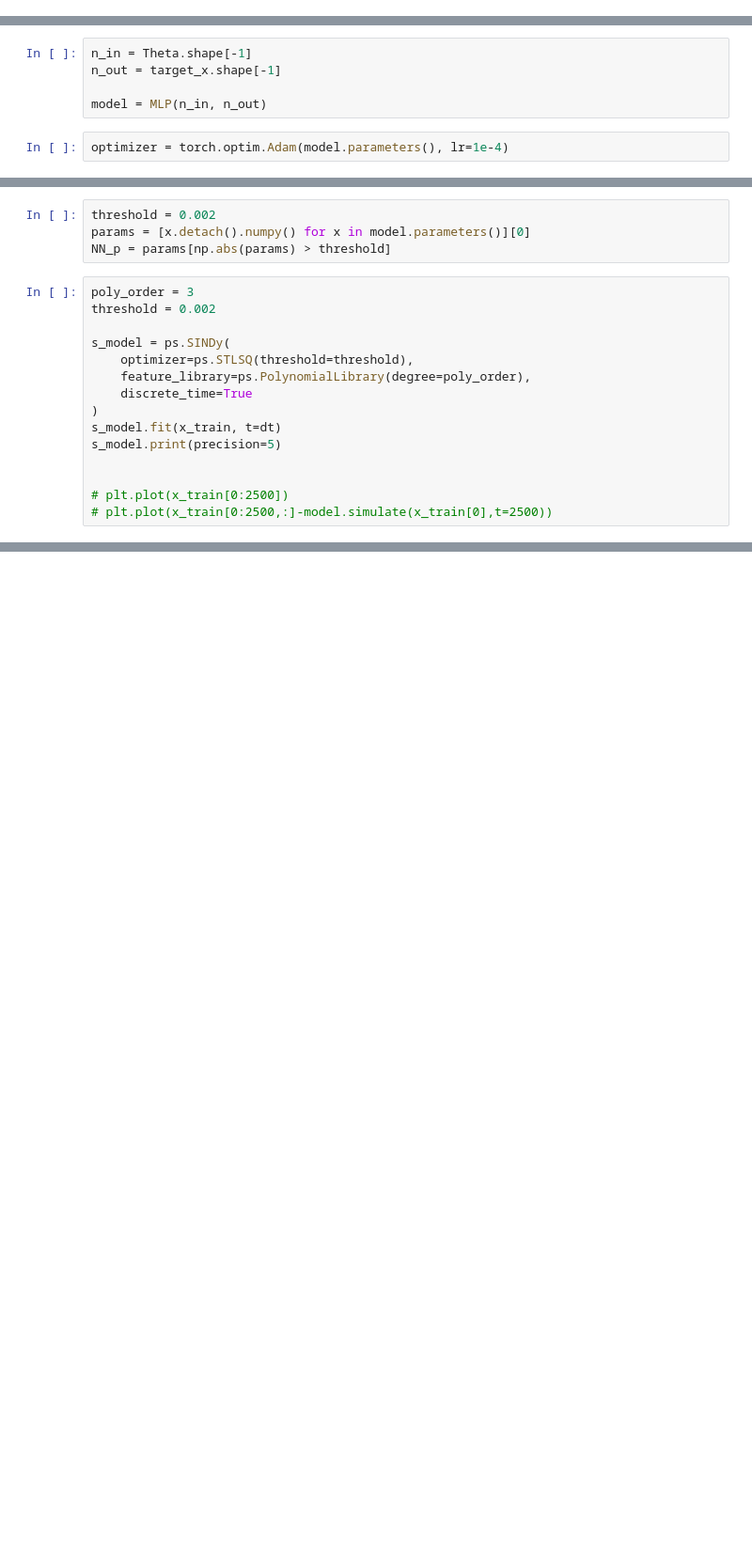
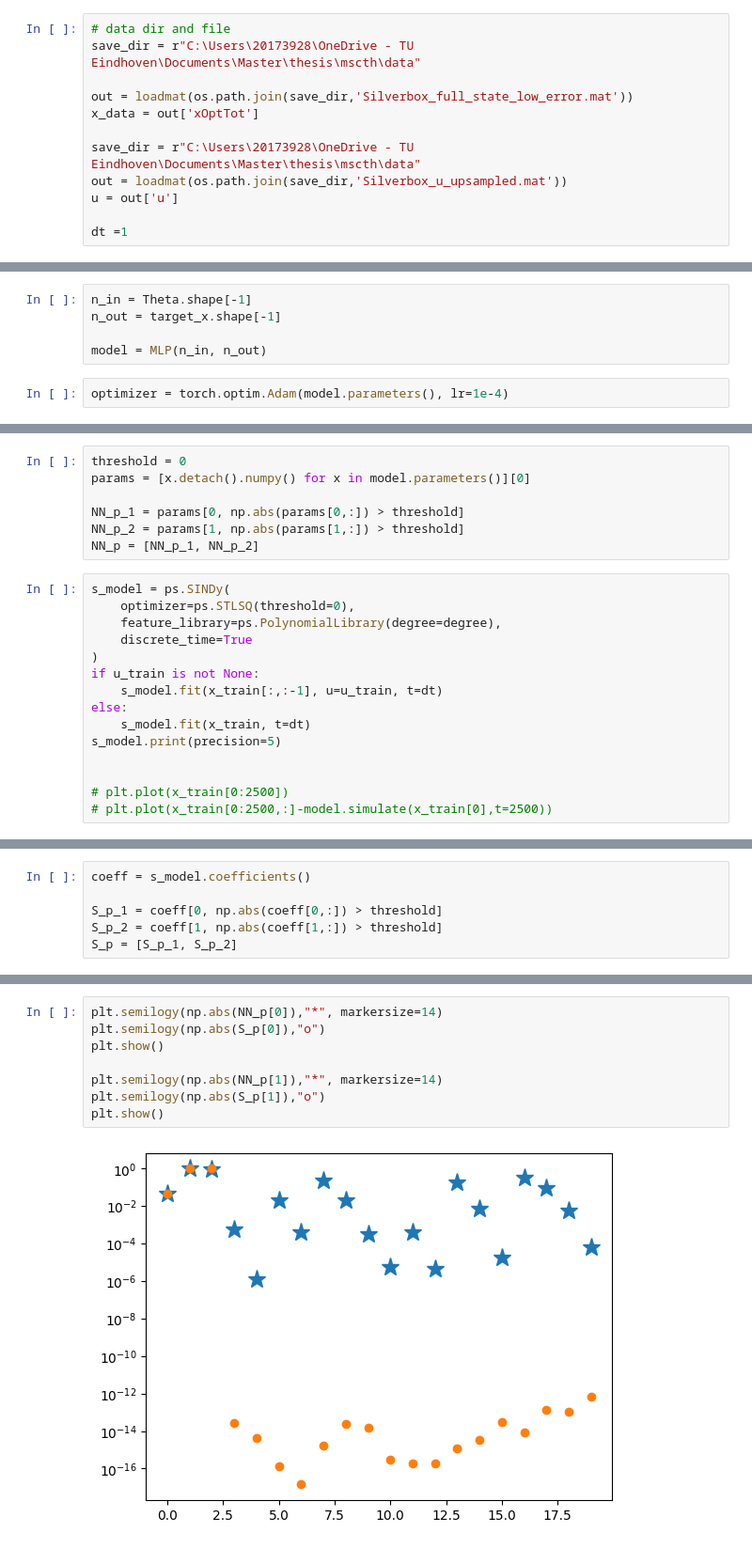
Before and after one commit to JPMellink97/mscth, a Jupyter notebook: sparse_nn.ipynb, the cells around one changed output, grey strips where cells are left out. Shown at 94% size. Saved outputs shown, nothing was run; the diff lists cells and outputs as text; blank space fills up the shorter version.

```diff
--- a/sparse_nn.ipynb
+++ b/sparse_nn.ipynb
@@ -40,0 +46,12 @@ x_test = solve_ivp(van_der_pol, t_test_span,
+# %%
+# data dir and file
+save_dir = r"C:\Users\20173928\OneDrive - TU Eindhoven\Documents\Master\thesis\mscth\data"
+
+out = loadmat(os.path.join(save_dir,'Silverbox_full_state_low_error.mat'))
+x_data = out['xOptTot']
+
+save_dir = r"C:\Users\20173928\OneDrive - TU Eindhoven\Documents\Master\thesis\mscth\data"
+out = loadmat(os.path.join(save_dir,'Silverbox_u_upsampled.mat'))
+u = out['u']
+
+dt =1
@@ -159,17 +221,20 @@ array([0.00011045, 0.0049091 ], dtype=float32)
 # %%
-threshold = 0.002
+threshold = 0
 params = [x.detach().numpy() for x in model.parameters()][0]
-NN_p = params[np.abs(params) > threshold]
+
+NN_p_1 = params[0, np.abs(params[0,:]) > threshold]
+NN_p_2 = params[1, np.abs(params[1,:]) > threshold]
+NN_p = [NN_p_1, NN_p_2]
 # %%
-poly_order = 3
-threshold = 0.002
-
 s_model = ps.SINDy(
-    optimizer=ps.STLSQ(threshold=threshold),
-    feature_library=ps.PolynomialLibrary(degree=poly_order),
+    optimizer=ps.STLSQ(threshold=0),
+    feature_library=ps.PolynomialLibrary(degree=degree),
     discrete_time=True
 )
-s_model.fit(x_train, t=dt)
+if u_train is not None:
+    s_model.fit(x_train[:,:-1], u=u_train, t=dt)
+else:
+    s_model.fit(x_train, t=dt)
 s_model.print(precision=5)
 
 
@@ -189,0 +246,6 @@ NN_p, S_p
+# %%
+coeff = s_model.coefficients()
+
+S_p_1 = coeff[0, np.abs(coeff[0,:]) > threshold]
+S_p_2 = coeff[1, np.abs(coeff[1,:]) > threshold]
+S_p = [S_p_1, S_p_2]
@@ -189,0 +272,10 @@ NN_p, S_p
+# %%
+plt.semilogy(np.abs(NN_p[0]),"*", markersize=14)
+plt.semilogy(np.abs(S_p[0]),"o")
+plt.show()
+
+plt.semilogy(np.abs(NN_p[1]),"*", markersize=14)
+plt.semilogy(np.abs(S_p[1]),"o")
+plt.show()
+# %% [output]
+[figure, added]
```
Also changed, not shown: parts of 14 cells of this notebook, 11 other files.
